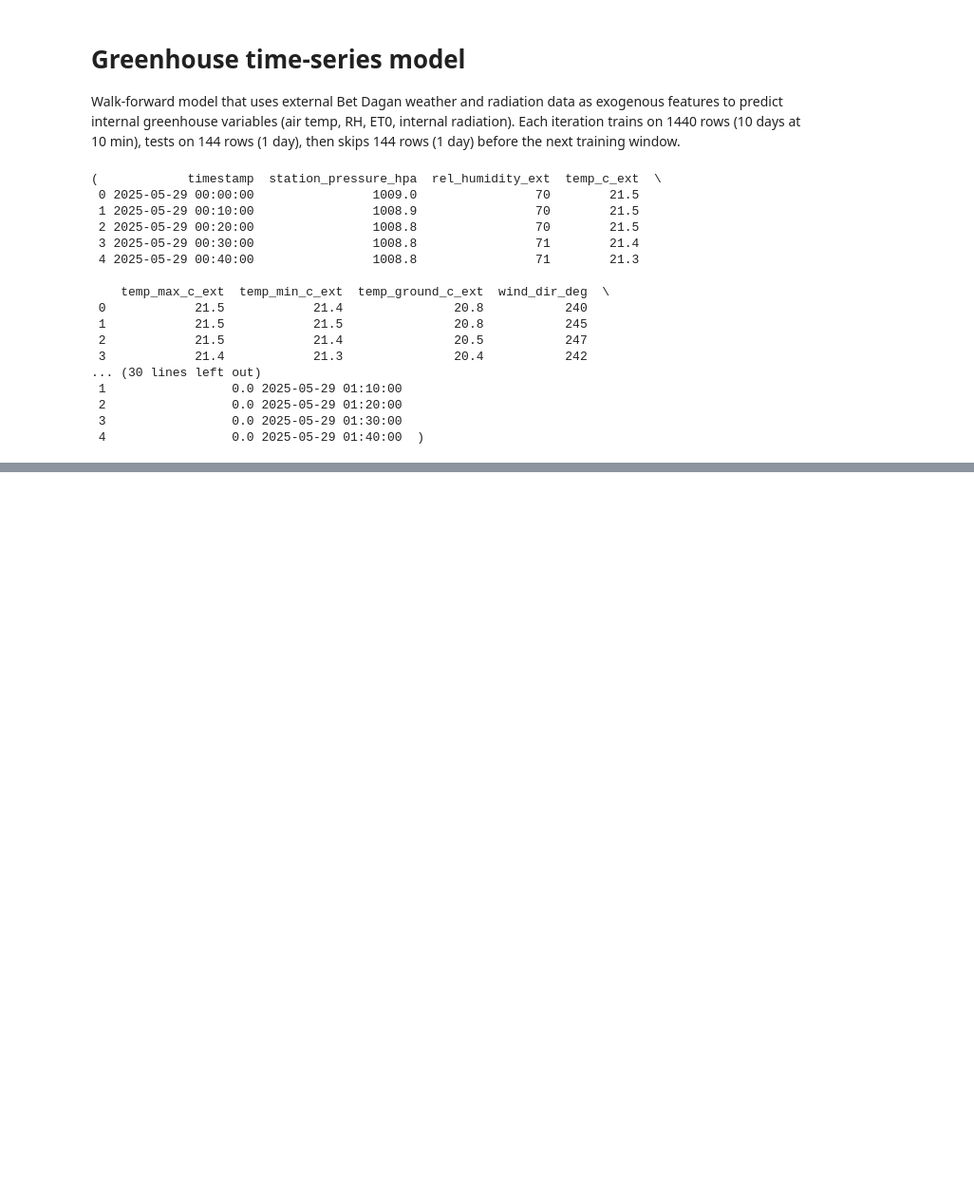
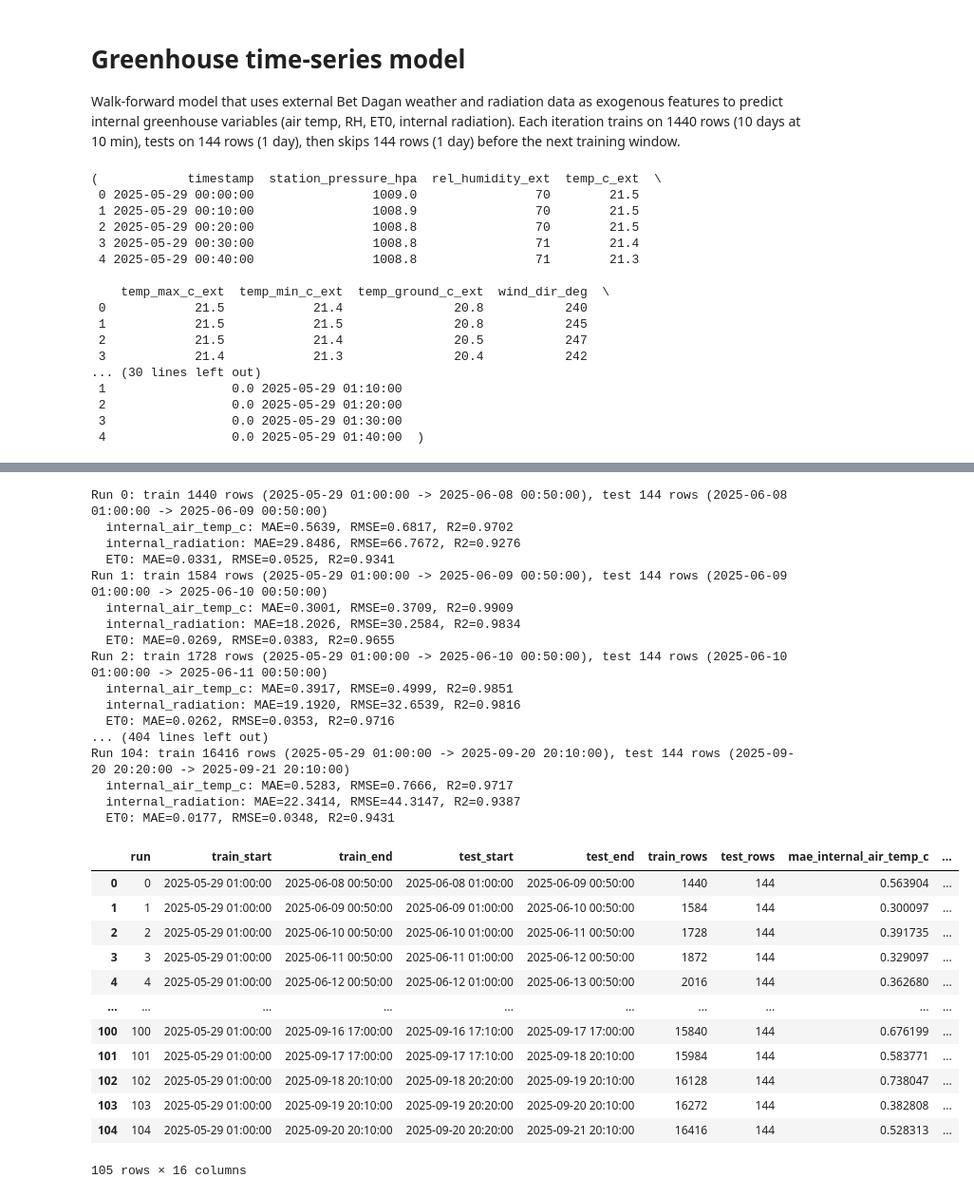
Before and after one commit to EliyahuEden/final_data_file, a Jupyter notebook: greenhouse_time_series_walkforward.ipynb, the cells around one changed output, grey strips where cells are left out. Shown at 95% size. Drawn from its saved outputs; the diff is of its cells as text; code cells hidden in the pictures; blank space fills up the shorter version.

```diff
--- a/greenhouse_time_series_walkforward.ipynb
+++ b/greenhouse_time_series_walkforward.ipynb
@@ -513,0 +359,80 @@ Overall for p:
+# %%
+"""
+Two-stage approach:
+  1) Predict internal_air_temp_c, internal_radiation, ET0 using externals.
+  2) Use externals + those predictions to predict internal_rh_pct.
+"""
+
+# Stage 1
+stage1_targets = ["internal_air_temp_c", "internal_radiation", "ET0"]
+stage1_pred_cols = [f"pred_{t}" for t in stage1_targets]
+metrics_stage1, preds_stage1 = walk_forward(data, feature_cols, stage1_targets, base_estimator, max_train_rows=MAX_TRAIN_ROWS)
+display(metrics_stage1)
+
+# Latest predictions per timestamp
+pred_latest = (
+    preds_stage1.sort_values("timestamp")
+    .drop_duplicates(subset=["timestamp"], keep="last")
+    [["timestamp"] + stage1_pred_cols]
+)
+data_stage2 = data.merge(pred_latest, on="timestamp", how="left")
+
+# Stage 2: RH using externals + stage1 predictions (no actual internals)
+rh_features = [c for c in feature_cols if c not in stage1_targets + ["internal_rh_pct"]]
+rh_feature_cols = rh_features + stage1_pred_cols
+metrics_rh, preds_rh = walk_forward(data_stage2, rh_feature_cols, ["internal_rh_pct"], base_estimator, max_train_rows=MAX_TRAIN_ROWS)
+display(metrics_rh)
+
+def summarize_metrics(metrics_df, targets):
+    rows = []
+    for t in targets:
+        row = {"variable": t}
+        for metric in ("mae", "rmse", "r2"):
+            col = f"{metric}_{t}"
+            if col in metrics_df:
+                row[metric] = metrics_df[col].mean()
+        rows.append(row)
+    return rows
+
+summary_rows = []
+summary_rows += summarize_metrics(metrics_stage1, stage1_targets)
+summary_rows += summarize_metrics(metrics_rh, ["internal_rh_pct"])
+summary = pd.DataFrame(summary_rows)
+display(summary)
+
+# Optional saves
+metrics_stage1.to_csv("stage1_metrics.csv", index=False)
+preds_stage1.to_csv("stage1_predictions.csv", index=False)
+metrics_rh.to_csv("rh_metrics_stage2.csv", index=False)
+preds_rh.to_csv("rh_predictions_stage2.csv", index=False)
+# %% [output]
+Run 0: train 1440 rows (2025-05-29 01:00:00 -> 2025-06-08 00:50:00), test 144 rows (2025-06-08 01:00:00 -> 2025-06-09 00:50:00)
+  internal_air_temp_c: MAE=0.5639, RMSE=0.6817, R2=0.9702
+  internal_radiation: MAE=29.8486, RMSE=66.7672, R2=0.9276
+  ET0: MAE=0.0331, RMSE=0.0525, R2=0.9341
+Run 1: train 1584 rows (2025-05-29 01:00:00 -> 2025-06-09 00:50:00), test 144 rows (2025-06-09 01:00:00 -> 2025-06-10 00:50:00)
+  internal_air_temp_c: MAE=0.3001, RMSE=0.3709, R2=0.9909
+  internal_radiation: MAE=18.2026, RMSE=30.2584, R2=0.9834
+  ET0: MAE=0.0269, RMSE=0.0383, R2=0.9655
+Run 2: train 1728 rows (2025-05-29 01:00:00 -> 2025-06-10 00:50:00), test 144 rows (2025-06-10 01:00:00 -> 2025-06-11 00:50:00)
+  internal_air_temp_c: MAE=0.3917, RMSE=0.4999, R2=0.9851
+  internal_radiation: MAE=19.1920, RMSE=32.6539, R2=0.9816
+  ET0: MAE=0.0262, RMSE=0.0353, R2=0.9716
+... (404 lines left out)
+Run 104: train 16416 rows (2025-05-29 01:00:00 -> 2025-09-20 20:10:00), test 144 rows (2025-09-20 20:20:00 -> 2025-09-21 20:10:00)
+  internal_air_temp_c: MAE=0.5283, RMSE=0.7666, R2=0.9717
+  internal_radiation: MAE=22.3414, RMSE=44.3147, R2=0.9387
+  ET0: MAE=0.0177, RMSE=0.0348, R2=0.9431
+|  | run | train_start | train_end | test_start | test_end | train_rows | test_rows | mae_internal_air_temp_c | ... |
+| 0 | 0 | 2025-05-29 01:00:00 | 2025-06-08 00:50:00 | 2025-06-08 01:00:00 | 2025-06-09 00:50:00 | 1440 | 144 | 0.563904 | ... |
+| 1 | 1 | 2025-05-29 01:00:00 | 2025-06-09 00:50:00 | 2025-06-09 01:00:00 | 2025-06-10 00:50:00 | 1584 | 144 | 0.300097 | ... |
+| 2 | 2 | 2025-05-29 01:00:00 | 2025-06-10 00:50:00 | 2025-06-10 01:00:00 | 2025-06-11 00:50:00 | 1728 | 144 | 0.391735 | ... |
+| 3 | 3 | 2025-05-29 01:00:00 | 2025-06-11 00:50:00 | 2025-06-11 01:00:00 | 2025-06-12 00:50:00 | 1872 | 144 | 0.329097 | ... |
+| 4 | 4 | 2025-05-29 01:00:00 | 2025-06-12 00:50:00 | 2025-06-12 01:00:00 | 2025-06-13 00:50:00 | 2016 | 144 | 0.362680 | ... |
+| ... | ... | ... | ... | ... | ... | ... | ... | ... | ... |
+| 100 | 100 | 2025-05-29 01:00:00 | 2025-09-16 17:00:00 | 2025-09-16 17:10:00 | 2025-09-17 17:00:00 | 15840 | 144 | 0.676199 | ... |
+| 101 | 101 | 2025-05-29 01:00:00 | 2025-09-17 17:00:00 | 2025-09-17 17:10:00 | 2025-09-18 20:10:00 | 15984 | 144 | 0.583771 | ... |
+| 102 | 102 | 2025-05-29 01:00:00 | 2025-09-18 20:10:00 | 2025-09-18 20:20:00 | 2025-09-19 20:10:00 | 16128 | 144 | 0.738047 | ... |
+| 103 | 103 | 2025-05-29 01:00:00 | 2025-09-19 20:10:00 | 2025-09-19 20:20:00 | 2025-09-20 20:10:00 | 16272 | 144 | 0.382808 | ... |
+| 104 | 104 | 2025-05-29 01:00:00 | 2025-09-20 20:10:00 | 2025-09-20 20:20:00 | 2025-09-21 20:10:00 | 16416 | 144 | 0.528313 | ... |
+105 rows × 16 columns
```
Also changed, not shown: parts of 14 cells of this notebook, 4 other files.
